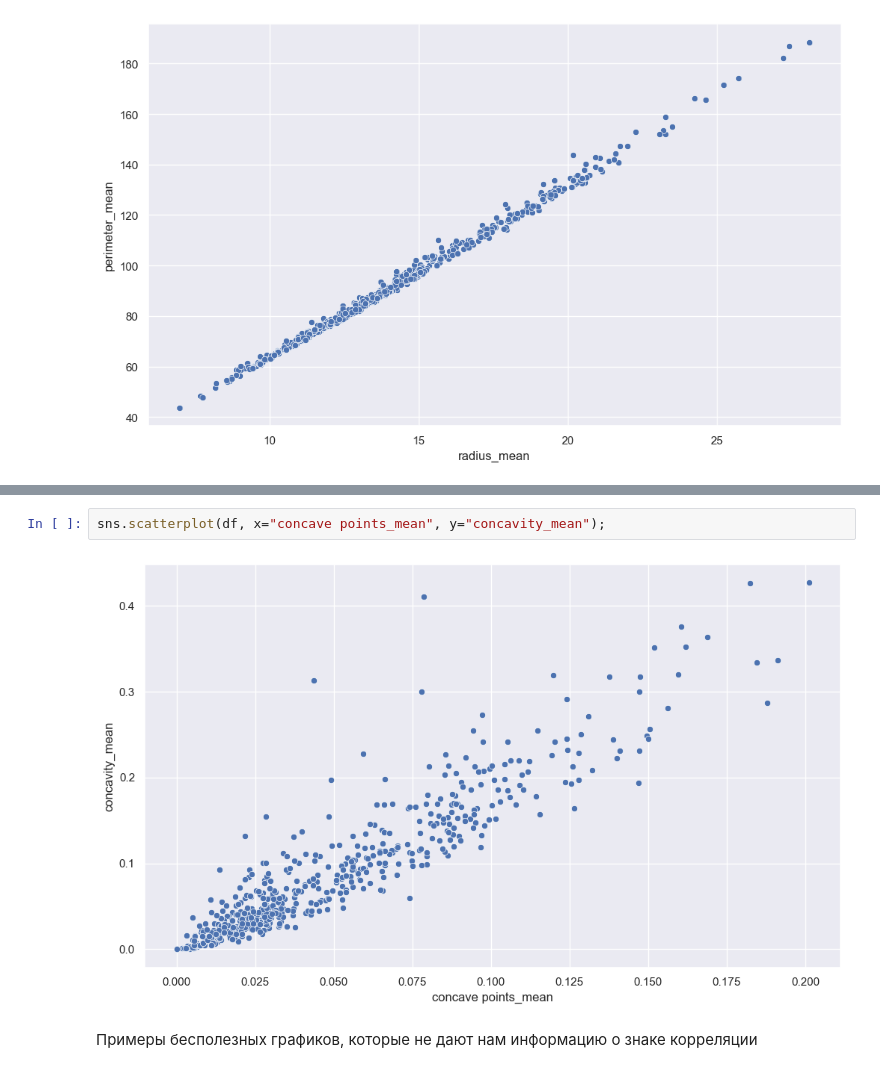
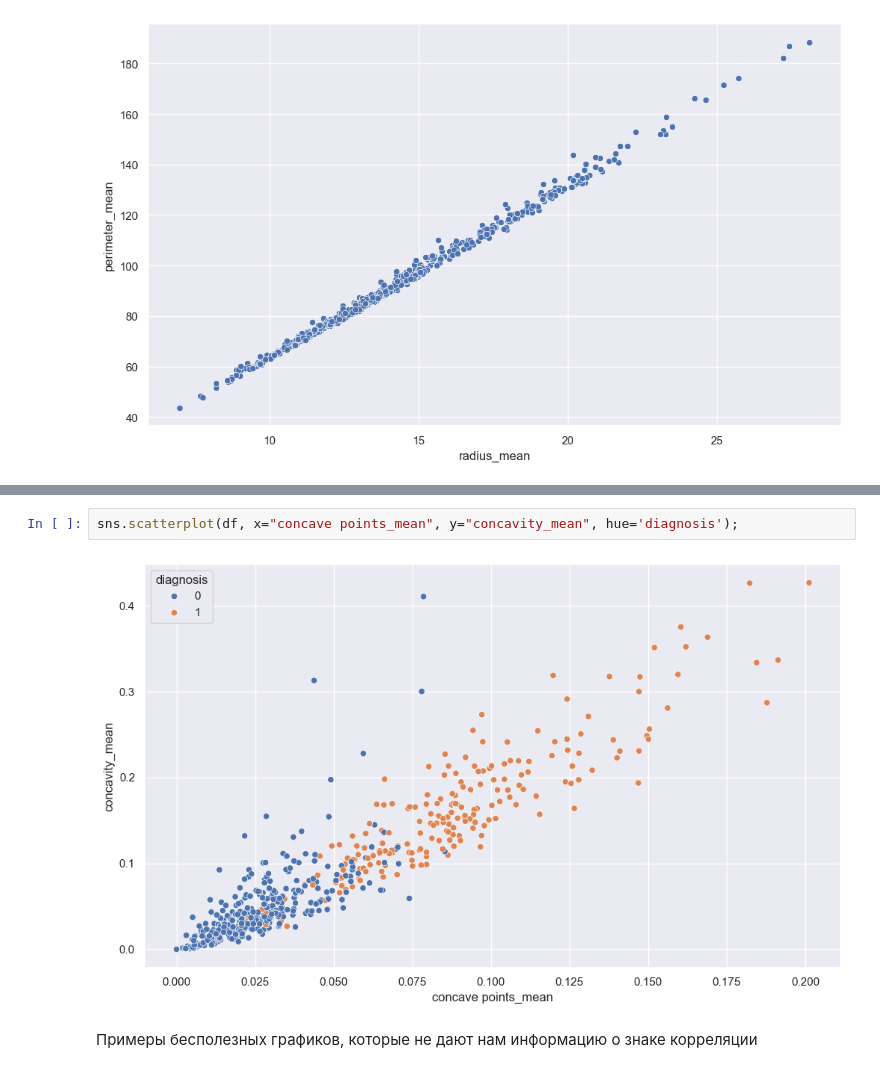
Before and after one commit to Nigota/DBLabsFinalWork, a Jupyter notebook: visualization.ipynb, the cells around one changed output, grey strips where cells are left out. Drawn from its saved outputs; the diff is of its cells as text.

```diff
--- a/visualization.ipynb
+++ b/visualization.ipynb
@@ -92,7 +96,7 @@ sns.scatterplot(df, x="compactness_mean", y="concave points_mean");
 # %%
-sns.scatterplot(df, x="concave points_mean", y="concavity_mean");
+sns.scatterplot(df, x="concave points_mean", y="concavity_mean", hue='diagnosis');
 # %% [output]
-[figure, old version]
+[figure, new version]
 # %% [markdown]
 Примеры бесполезных графиков, которые не дают нам информацию о знаке корреляции
 # %% [markdown]
```
Also changed, not shown: parts of 7 cells of this notebook.
